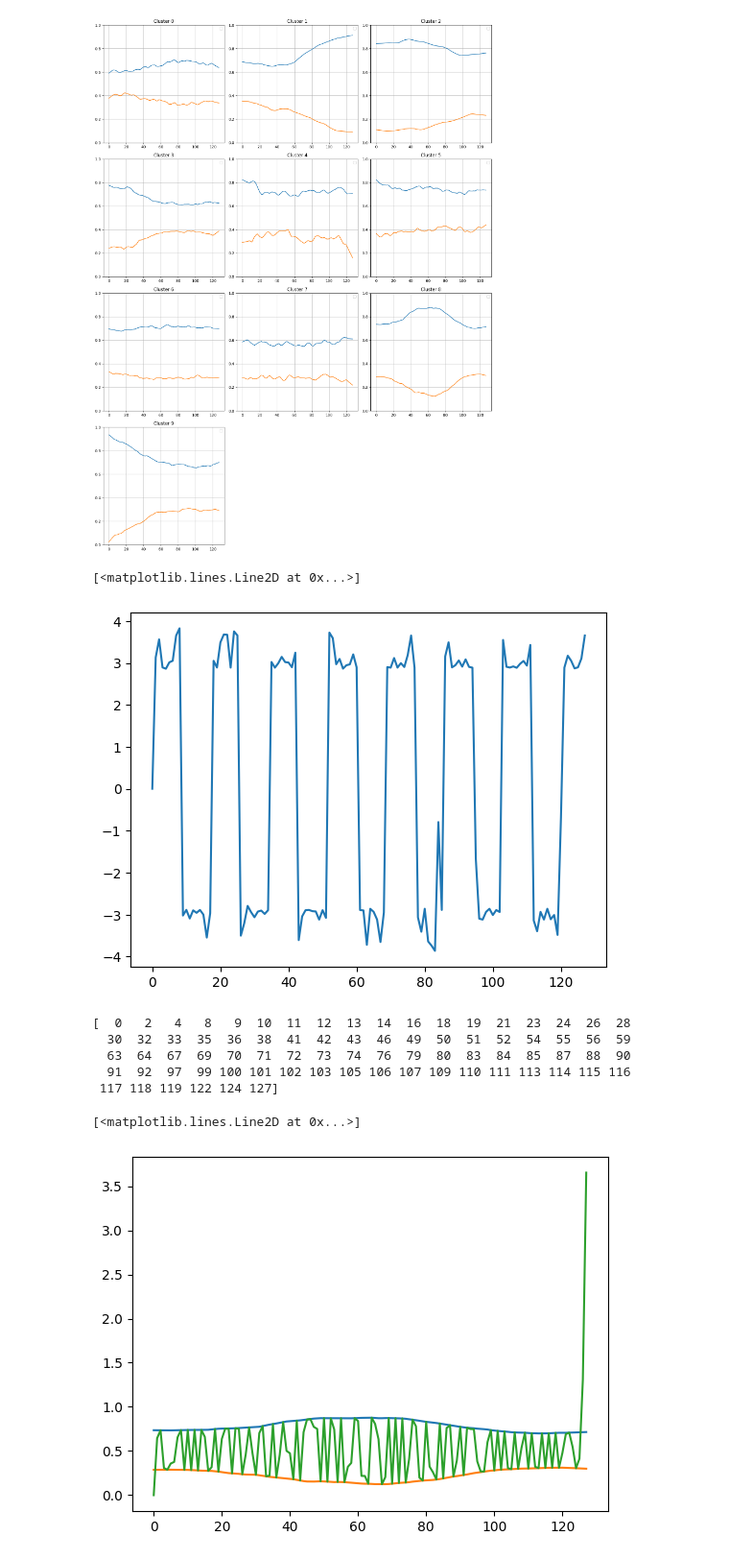
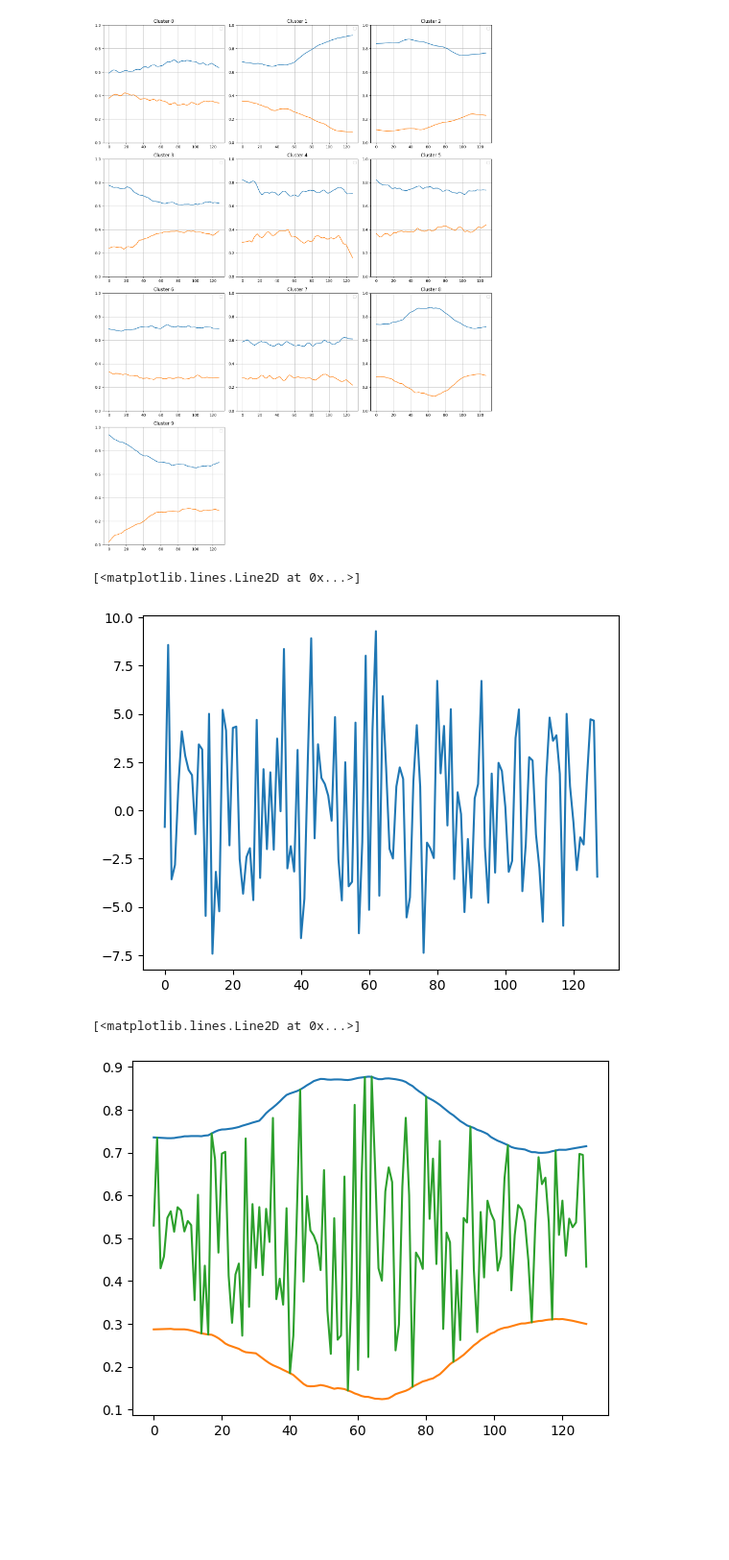
Before and after one commit to dasolma/diffLIME, a Jupyter notebook: src/phm_framework/notebooks/Generate Signal DS.ipynb, the cells around one changed output. Shown: that part at 96% size. Saved outputs shown, nothing was run; the diff lists cells and outputs as text; code cells hidden in the pictures; blank space fills up the shorter version.

```diff
--- a/src/phm_framework/notebooks/Generate Signal DS.ipynb
+++ b/src/phm_framework/notebooks/Generate Signal DS.ipynb
@@ -400,23 +400,66 @@ for i in range(N):
     s = np.zeros((128,))
     for f in frencuencias:
         s += np.sin(X_sin[i] * 2 * f[i])
+        s = s + np.random.normal(size=s.shape) * noise[i]
         X_sin[i] = s
 
-plt.plot(X_sin[3])
+plt.plot(X_sin[4])
 # %% [output]
 [<matplotlib.lines.Line2D at 0x...>]
-[figure, old version]
+[figure, new version]
 # %%
+def ajustar_a_envolventes_preservando_forma(señal_original, envolvente_superior, envolvente_inferior):
+    """
+    Ajusta una señal para que sus máximos y mínimos locales coincidan exactamente con las envolventes,
+    preservando la forma original de la señal.
+
+    Args:
+        señal_original (numpy.ndarray): Señal original (1D).
+        envolvente_superior (numpy.ndarray): Envolvente superior (1D).
+        envolvente_inferior (numpy.ndarray): Envolvente inferior (1D).
+
+    Returns:
+        numpy.ndarray: Señal ajustada respetando las envolventes y preservando la forma.
+    """
+    # Verificar que las envolventes tengan el mismo tamaño que la señal original
+    if len(señal_original) != len(envolvente_superior) or len(señal_original) != len(envolvente_inferior):
+        raise ValueError("Las envolventes y la señal original deben tener el mismo tamaño.")
+
+    step = 16
+    señal_ajustada = np.copy(señal_original)
+    for i in np.arange(0, señal_ajustada.shape[0], step):
+        _min, _max = señal_ajustada[i:i+step].min(), señal_ajustada[i:i+step].max()
+
+        señal_ajustada[i:i+step] = (señal_ajustada[i:i+step] - _min) / (_max - _min)
+    señal_ajustada_scaled = np.copy(señal_ajustada)
+
+    _emin, _emax = envolvente_inferior.min(), envolvente_superior.max()
+
+    factor = 1 / (_emax - _emin)
+    envolvente_inferior = (envolvente_inferior - _emin) * factor
+
+    envolvente_superior = (envolvente_superior - _emin) * factor
+
+    indexes = np.where(señal_ajustada >= 0.5)
+    señal_ajustada[indexes] = señal_ajustada[indexes] * envolvente_superior[indexes]
+
+    indexes = np.where(señal_ajustada < 0.5)
+    señal_ajustada[indexes] = 1 - ((1 - señal_ajustada[indexes]) * (1- envolvente_inferior[indexes]))
+
+
+    señal_ajustada = (señal_ajustada / factor) + _emin
+
+    return señal_ajustada, señal_ajustada_scaled
+
+
+
 e = 8
-s = ajustar_a_envolventes_preservando_forma(X_sin[3],  centroids[e][0], centroids[e][1])
-plt.plot(centroids[e][0])
+s = 4
+s, se = ajustar_a_envolventes_preservando_forma(X_sin[s],  centroids[e][0], centroids[e][1])
+#plt.plot(centroids[e][0])
 plt.plot(centroids[e][1])
 plt.plot(s)
+#plt.plot(se)
 # %% [output]
-[  0   2   4   8   9  10  11  12  13  14  16  18  19  21  23  24  26  28
-  30  32  33  35  36  38  41  42  43  46  49  50  51  52  54  55  56  59
-  63  64  67  69  70  71  72  73  74  76  79  80  83  84  85  87  88  90
-  91  92  97  99 100 101 102 103 105 106 107 109 110 111 113 114 115 116
- 117 118 119 122 124 127]
+[<matplotlib.lines.Line2D at 0x...>]
-[<matplotlib.lines.Line2D at 0x...>]
-[figure, old version]
+[figure, new version]
```
